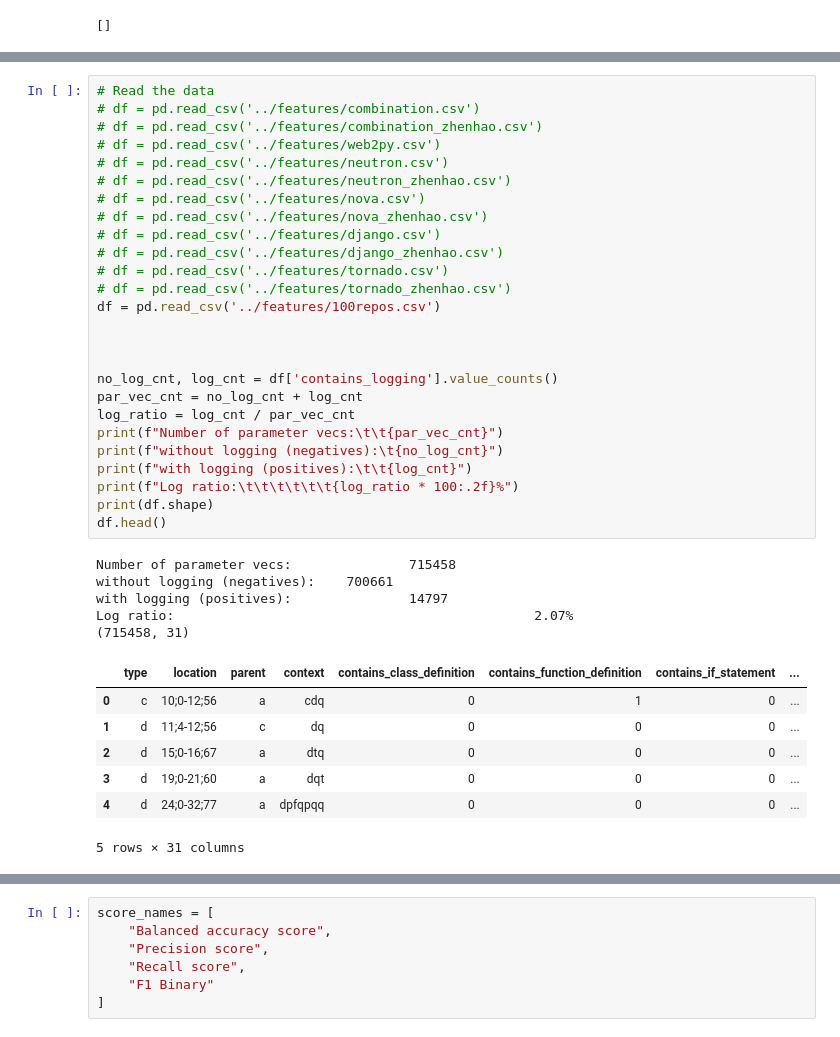
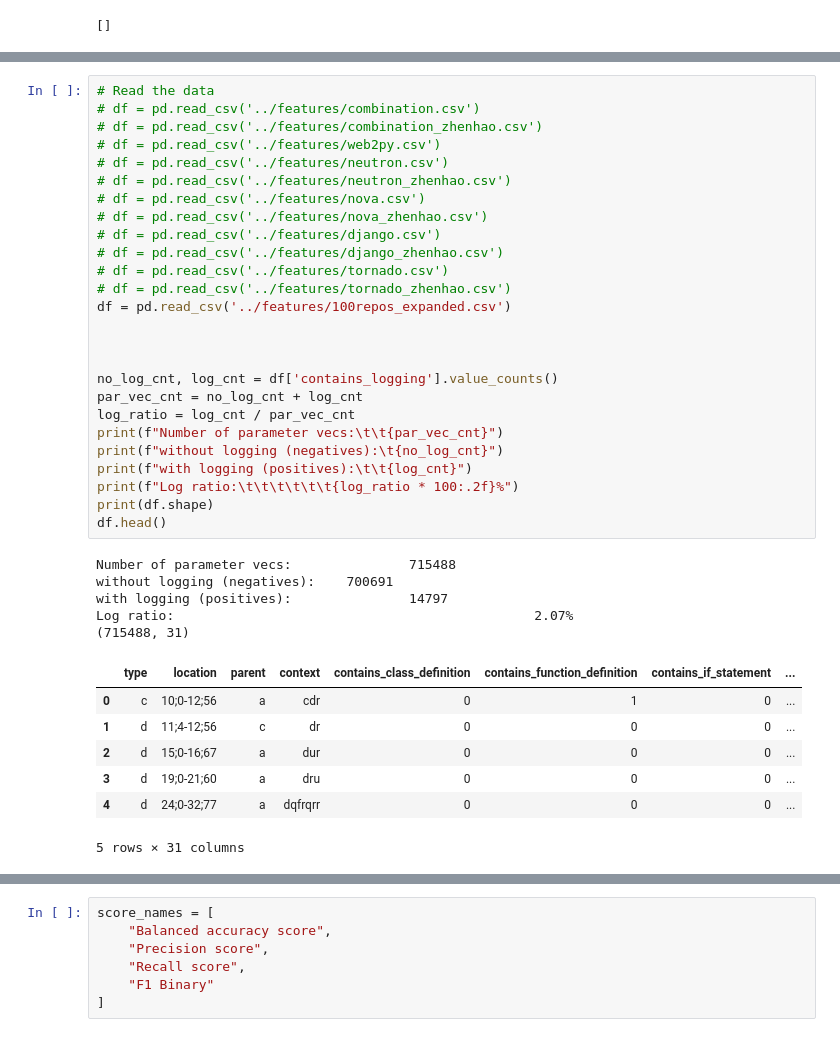
Before and after one commit to ncktl/logcheck, a Jupyter notebook: notebooks/my_approach.ipynb, the cells around one changed output, grey strips where cells are left out. Saved outputs shown, nothing was run; the diff lists cells and outputs as text.

```diff
--- a/notebooks/my_approach.ipynb
+++ b/notebooks/my_approach.ipynb
@@ -113,41 +122,41 @@ results
 # %%
 # Read the data
 # df = pd.read_csv('../features/combination.csv')
 # df = pd.read_csv('../features/combination_zhenhao.csv')
 # df = pd.read_csv('../features/web2py.csv')
 # df = pd.read_csv('../features/neutron.csv')
 # df = pd.read_csv('../features/neutron_zhenhao.csv')
 # df = pd.read_csv('../features/nova.csv')
 # df = pd.read_csv('../features/nova_zhenhao.csv')
 # df = pd.read_csv('../features/django.csv')
 # df = pd.read_csv('../features/django_zhenhao.csv')
 # df = pd.read_csv('../features/tornado.csv')
 # df = pd.read_csv('../features/tornado_zhenhao.csv')
-df = pd.read_csv('../features/100repos.csv')
+df = pd.read_csv('../features/100repos_expanded.csv')
 
 
 
 no_log_cnt, log_cnt = df['contains_logging'].value_counts()
 par_vec_cnt = no_log_cnt + log_cnt
 log_ratio = log_cnt / par_vec_cnt
 print(f"Number of parameter vecs:\t\t{par_vec_cnt}")
 print(f"without logging (negatives):\t{no_log_cnt}")
 print(f"with logging (positives):\t\t{log_cnt}")
 print(f"Log ratio:\t\t\t\t\t\t{log_ratio * 100:.2f}%")
 print(df.shape)
 df.head()
 # %% [output]
-Number of parameter vecs:               715458
-without logging (negatives):    700661
+Number of parameter vecs:               715488
+without logging (negatives):    700691
 with logging (positives):               14797
 Log ratio:                                              2.07%
-(715458, 31)
+(715488, 31)
 |  | type | location | parent | context | contains_class_definition | contains_function_definition | contains_if_statement | ... |
-| 0 | c | 10;0-12;56 | a | cdq | 0 | 1 | 0 | ... |
-| 1 | d | 11;4-12;56 | c | dq | 0 | 0 | 0 | ... |
-| 2 | d | 15;0-16;67 | a | dtq | 0 | 0 | 0 | ... |
-| 3 | d | 19;0-21;60 | a | dqt | 0 | 0 | 0 | ... |
-| 4 | d | 24;0-32;77 | a | dpfqpqq | 0 | 0 | 0 | ... |
+| 0 | c | 10;0-12;56 | a | cdr | 0 | 1 | 0 | ... |
+| 1 | d | 11;4-12;56 | c | dr | 0 | 0 | 0 | ... |
+| 2 | d | 15;0-16;67 | a | dur | 0 | 0 | 0 | ... |
+| 3 | d | 19;0-21;60 | a | dru | 0 | 0 | 0 | ... |
+| 4 | d | 24;0-32;77 | a | dqfrqrr | 0 | 0 | 0 | ... |
 5 rows × 31 columns
 # %%
 # 'b' = ERROR
```
Also changed, not shown: parts of 10 cells of this notebook, 1 other file.
